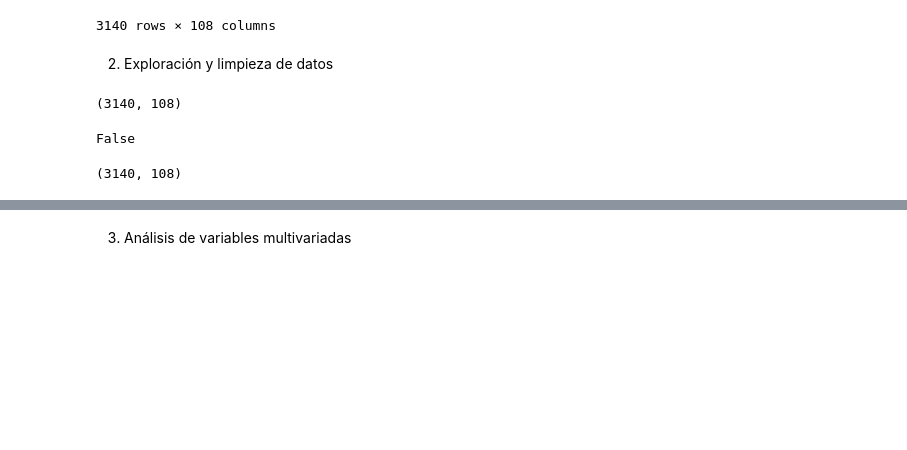
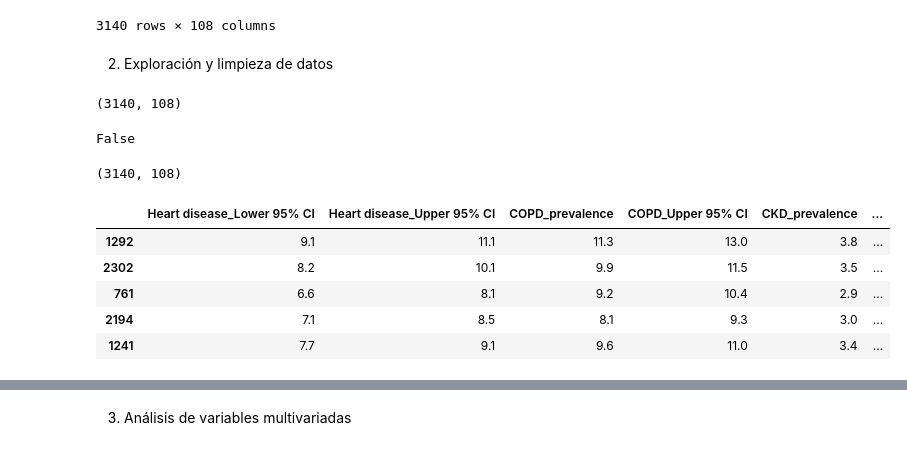
Before and after one commit to Eleiny9/machine-learning-python-recursos-salud, a Jupyter notebook: src/explore.ipynb, the cells around one changed output, grey strips where cells are left out. Saved outputs shown, nothing was run; the diff lists cells and outputs as text; code cells hidden in the pictures; blank space fills up the shorter version.

```diff
--- a/src/explore.ipynb
+++ b/src/explore.ipynb
@@ -64,27 +64,46 @@ for col in data.select_dtypes(include=['object']).columns:
 # %%
 from sklearn.model_selection import train_test_split
 from sklearn.feature_selection import SelectKBest, f_regression
 
-# variable objetivo
+# Variable objetivo
 X = data.drop("Heart disease_prevalence", axis=1)
 y = data["Heart disease_prevalence"]
 
 # Dividir los datos en conjunto de entrenamiento y prueba
 X_train, X_test, y_train, y_test = train_test_split(X, y, test_size=0.2, random_state=42)
 
 # Seleccionar las mejores variables
-selector = SelectKBest(score_func=f_regression, k=10)
+selector = SelectKBest(score_func=f_regression, k=6)
 
 X_train_selected = selector.fit_transform(X_train, y_train)
 X_test_selected = selector.transform(X_test)
 
+selected_columns = X_train.columns[selector.get_support()]
 
 # Guardar los datos seleccionados en DataFrames
 X_train_selected_df = pd.DataFrame(X_train_selected, columns=selected_columns, index=X_train.index)
 X_test_selected_df = pd.DataFrame(X_test_selected, columns=selected_columns, index=X_test.index)
 
-#El dataset que utilizaremos
+# Añadir la columna "Native American/American Indian-alone pop" al conjunto de entrenamiento y prueba
+X_train_selected_df["Native American/American Indian-alone pop"] = X_train["Native American/American Indian-alone pop"]
+X_test_selected_df["Native American/American Indian-alone pop"] = X_test["Native American/American Indian-alone pop"]
+
+# Añadir la variable objetivo al conjunto de entrenamiento y prueba
+X_train_selected_df["Heart disease_prevalence"] = y_train
+X_test_selected_df["Heart disease_prevalence"] = y_test
+
+# Concatenar los DataFrames
 data_mod = pd.concat([X_train_selected_df, X_test_selected_df], axis=0)
+
+# Mostrar las primeras filas del nuevo DataFrame
+data_mod.head()
+# %% [output]
+|  | Heart disease_Lower 95% CI | Heart disease_Upper 95% CI | COPD_prevalence | COPD_Upper 95% CI | CKD_prevalence | ... |
+| 1292 | 9.1 | 11.1 | 11.3 | 13.0 | 3.8 | ... |
+| 2302 | 8.2 | 10.1 | 9.9 | 11.5 | 3.5 | ... |
+| 761 | 6.6 | 8.1 | 9.2 | 10.4 | 2.9 | ... |
+| 2194 | 7.1 | 8.5 | 8.1 | 9.3 | 3.0 | ... |
+| 1241 | 7.7 | 9.1 | 9.6 | 11.0 | 3.4 | ... |
 # %%
 data_mod.info()
 # %% [output]
```
Also changed, not shown: parts of 4 cells of this notebook.
